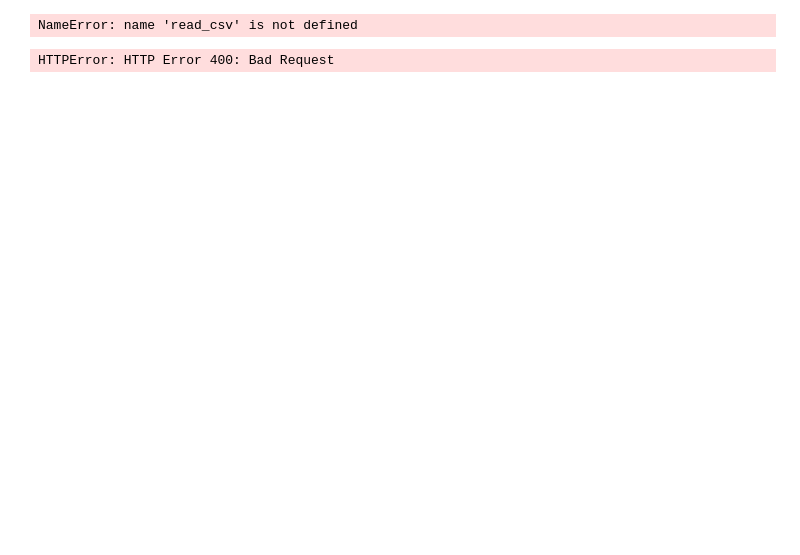
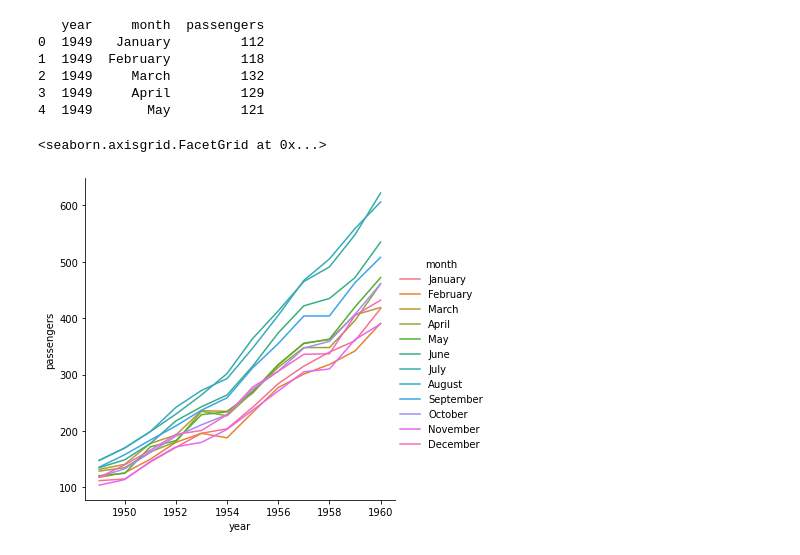
Before and after one commit to tvelichkovt/PyTorch, a Jupyter notebook: Solving sequence problems using LSTM with PyTorch.ipynb, the cells around one changed output. Drawn from its saved outputs; the diff is of its cells as text; code cells hidden in the pictures; blank space fills up the shorter version.

Commit message:
Solving sequence problems using LSTM with PyTorch

```diff
--- a/Solving sequence problems using LSTM with PyTorch.ipynb
+++ b/Solving sequence problems using LSTM with PyTorch.ipynb
@@ -3,18 +3,19 @@ import pandas as pd
 import seaborn as sns
 import matplotlib.pyplot as plt
 
-df = read_csv('https://raw.githubusercontent.com/datagy/mediumdata/master/AAPL.csv', parse_dates=['Date'])
+url = 'https://raw.githubusercontent.com/tvelichkovt/PyTorch/master/flights.csv'
+df = pd.read_csv(url)
 
 print(df.head())
 # %% [output]
-NameError: name 'read_csv' is not defined
+   year     month  passengers
+0  1949   January         112
+1  1949  February         118
+2  1949     March         132
+3  1949     April         129
+4  1949       May         121
-# %%
-import pandas as pd
-
-url_data = (r'https://raw.githubusercontent.com//tvelichkovt/PyTorch/main/flights.csv')
-
-data_csv = pd.read_csv(url_data)
-
-data_csv.head()
-# %% [output]
-HTTPError: HTTP Error 400: Bad Request
+# %%
+sns.relplot(data=df, x="year", y="passengers", hue="month", kind="line")
+# %% [output]
+<seaborn.axisgrid.FacetGrid at 0x...>
+[figure, added]
```
Also changed, not shown: parts of 29 cells of this notebook.
